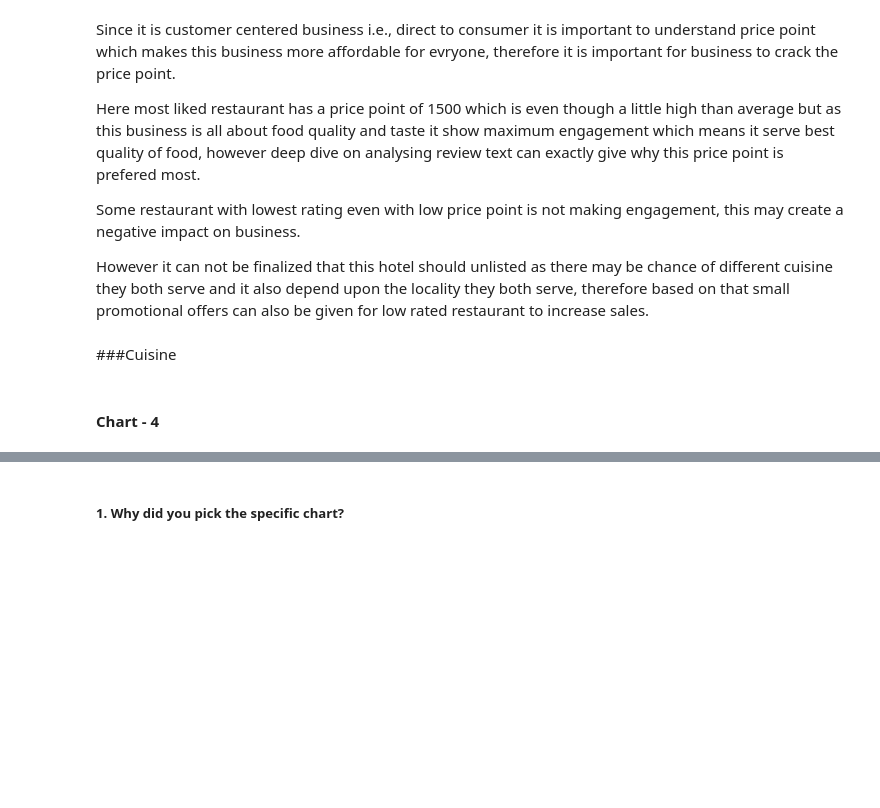
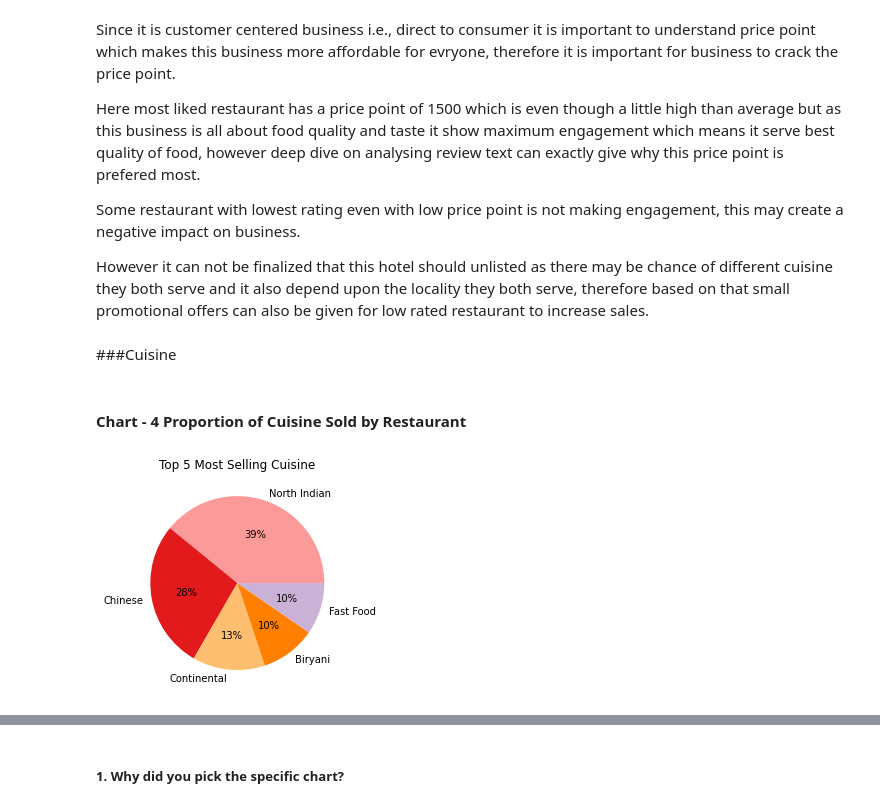
Before and after one commit to abhinav4201/UnSupervised-ML-Zomato-Restaurant-Clustering-and-Sentiment-Analysis, a Jupyter notebook: UnSupervised_ML_Zomato_Restaurant_Clustering_and_Sentiment_Analysis_capstone_project_4.ipynb, the cells around one changed output, grey strips where cells are left out. Drawn from its saved outputs; the diff is of its cells as text; code cells hidden in the pictures; blank space fills up the shorter version.

```diff
--- a/UnSupervised_ML_Zomato_Restaurant_Clustering_and_Sentiment_Analysis_capstone_project_4.ipynb
+++ b/UnSupervised_ML_Zomato_Restaurant_Clustering_and_Sentiment_Analysis_capstone_project_4.ipynb
@@ -880,4 +884,4 @@ However it can not be finalized that this hotel should unlisted as there may be
 # %% [markdown]
 ###Cuisine
 # %% [markdown]
-#### Chart - 4
+#### Chart - 4 Proportion of Cuisine Sold by Restaurant
@@ -885,0 +888,18 @@ However it can not be finalized that this hotel should unlisted as there may be
+# %%
+#list of all cuisine
+cuisine_list = cuisine_df.sort_values('Number of Restaurants', ascending = False)['Cuisine'].tolist()[:5]
+# %%
+# Chart - 4 visualization code pie chart for top 5 mpst selling cuisine
+data = cuisine_df.sort_values('Number of Restaurants', ascending = False)[
+    'Number of Restaurants'].tolist()[:5]
+labels = cuisine_list
+
+#define Seaborn color palette to use
+colors = sns.color_palette('Paired')[4:9]
+
+#create pie chart
+plt.pie(data, labels = labels, colors = colors, autopct='%.0f%%')
+plt.title('Top 5 Most Selling Cuisine')
+plt.show()
+# %% [output]
+[figure, added]
```
Also changed, not shown: parts of 22 cells of this notebook.
